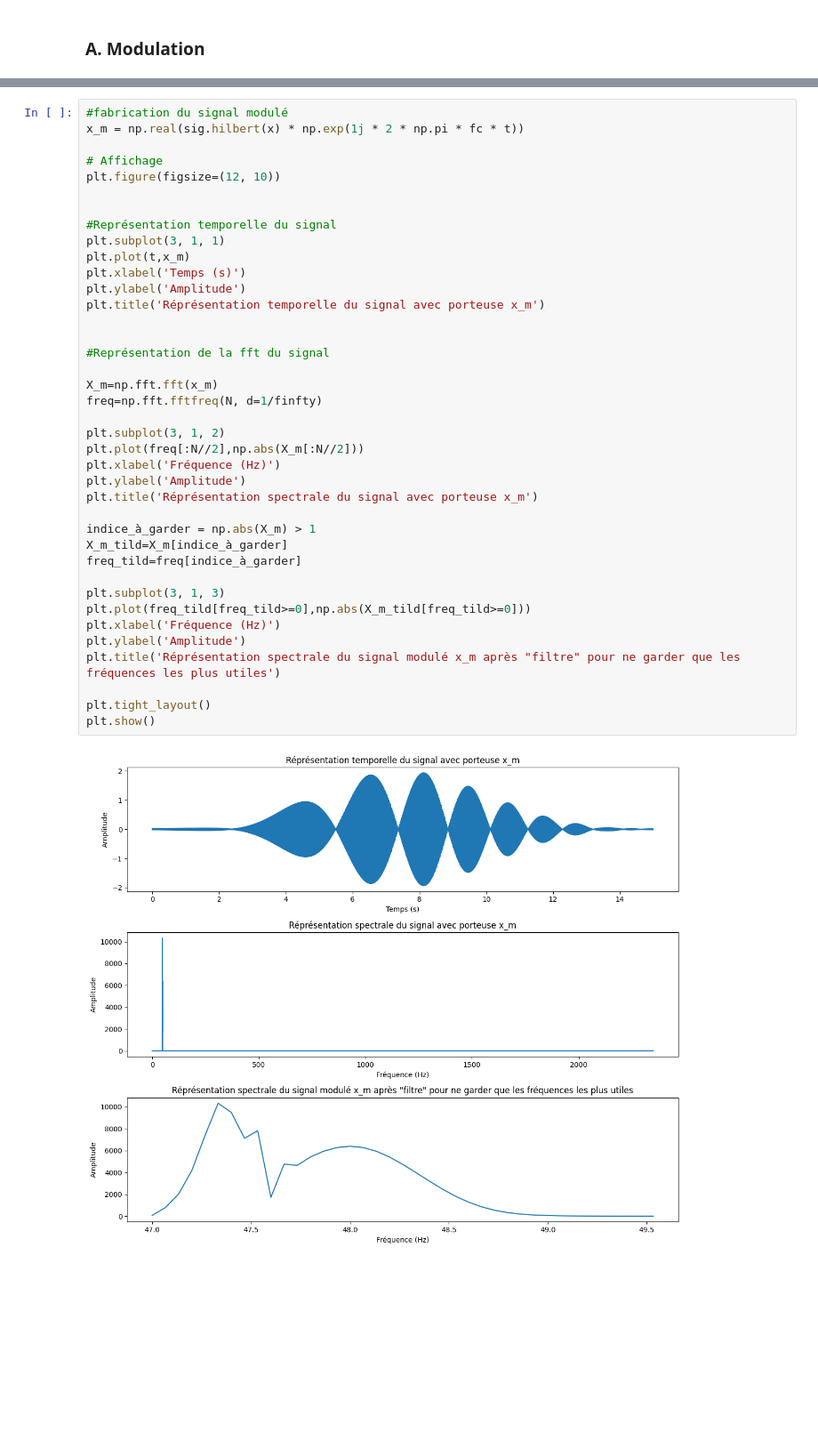
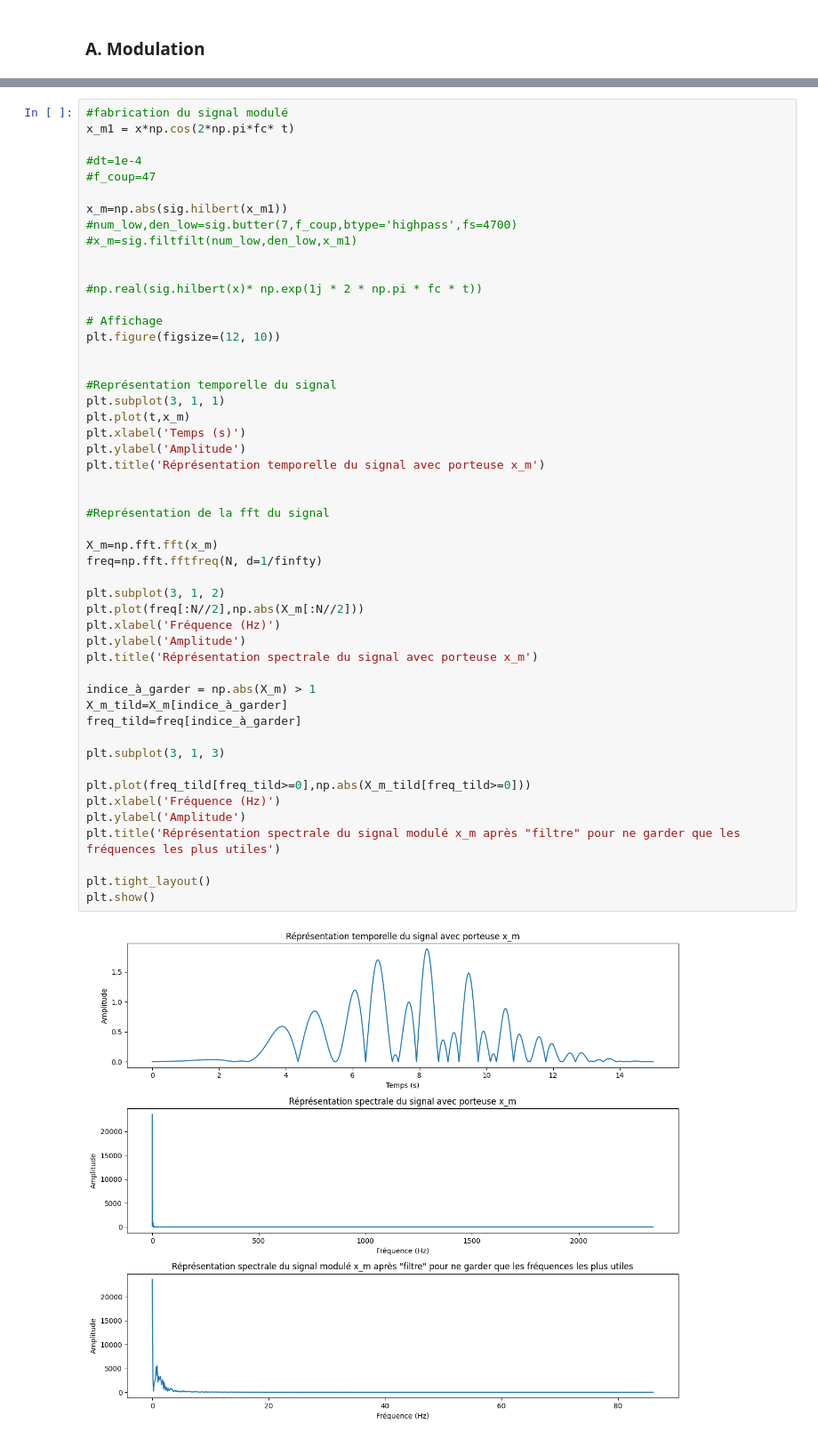
Before and after one commit to TomSchippke/PROJETS_S2, a Jupyter notebook: Mini_Projet_LAGARDE_SCHIPPKE.ipynb, the cells around one changed output, grey strips where cells are left out. Shown at 89% size. Saved outputs shown, nothing was run; the diff lists cells and outputs as text; blank space fills up the shorter version.

```diff
--- a/Mini_Projet_LAGARDE_SCHIPPKE.ipynb
+++ b/Mini_Projet_LAGARDE_SCHIPPKE.ipynb
@@ -877,7 +877,17 @@ plt.show()
 [figure]
 # %%
 #fabrication du signal modulé
-x_m = np.real(sig.hilbert(x) * np.exp(1j * 2 * np.pi * fc * t))
+x_m1 = x*np.cos(2*np.pi*fc* t)
+
+#dt=1e-4
+#f_coup=47
+
+x_m=np.abs(sig.hilbert(x_m1))
+#num_low,den_low=sig.butter(7,f_coup,btype='highpass',fs=4700)
+#x_m=sig.filtfilt(num_low,den_low,x_m1)
+
+
+#np.real(sig.hilbert(x)* np.exp(1j * 2 * np.pi * fc * t))
 
 # Affichage
 plt.figure(figsize=(12, 10))
@@ -888,31 +898,32 @@ plt.subplot(3, 1, 1)
 plt.plot(t,x_m)
 plt.xlabel('Temps (s)')
 plt.ylabel('Amplitude')
 plt.title('Réprésentation temporelle du signal avec porteuse x_m')
 
 
 #Représentation de la fft du signal
 
 X_m=np.fft.fft(x_m)
 freq=np.fft.fftfreq(N, d=1/finfty)
 
 plt.subplot(3, 1, 2)
 plt.plot(freq[:N//2],np.abs(X_m[:N//2]))
 plt.xlabel('Fréquence (Hz)')
 plt.ylabel('Amplitude')
 plt.title('Réprésentation spectrale du signal avec porteuse x_m')
 
 indice_à_garder = np.abs(X_m) > 1
 X_m_tild=X_m[indice_à_garder]
 freq_tild=freq[indice_à_garder]
 
 plt.subplot(3, 1, 3)
+
 plt.plot(freq_tild[freq_tild>=0],np.abs(X_m_tild[freq_tild>=0]))
 plt.xlabel('Fréquence (Hz)')
 plt.ylabel('Amplitude')
 plt.title('Réprésentation spectrale du signal modulé x_m après "filtre" pour ne garder que les fréquences les plus utiles')
 
 plt.tight_layout()
 plt.show()
 # %% [output]
-[figure, old version]
+[figure, new version]
```
Also changed, not shown: parts of 1 cell of this notebook, 1 other file.
